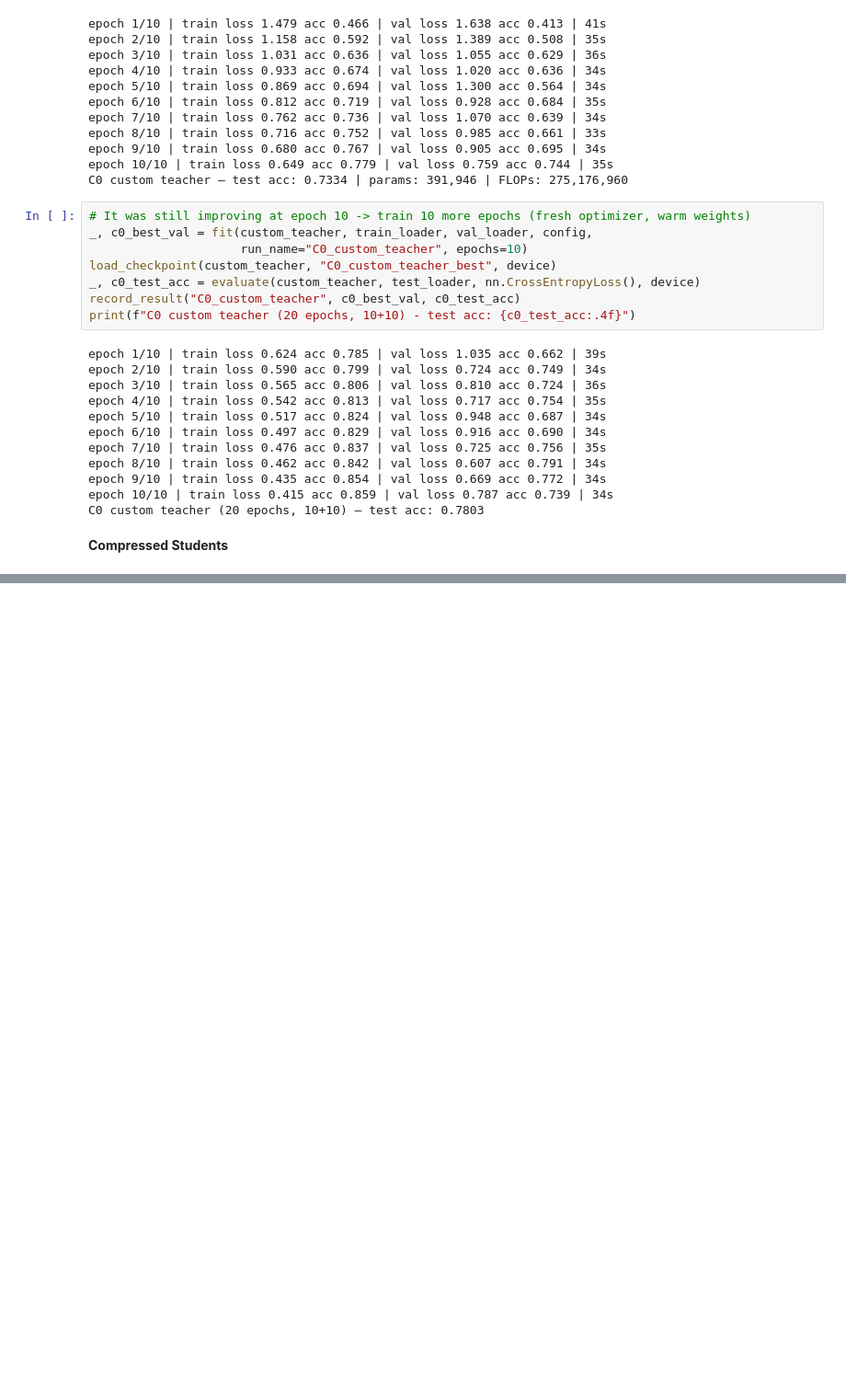
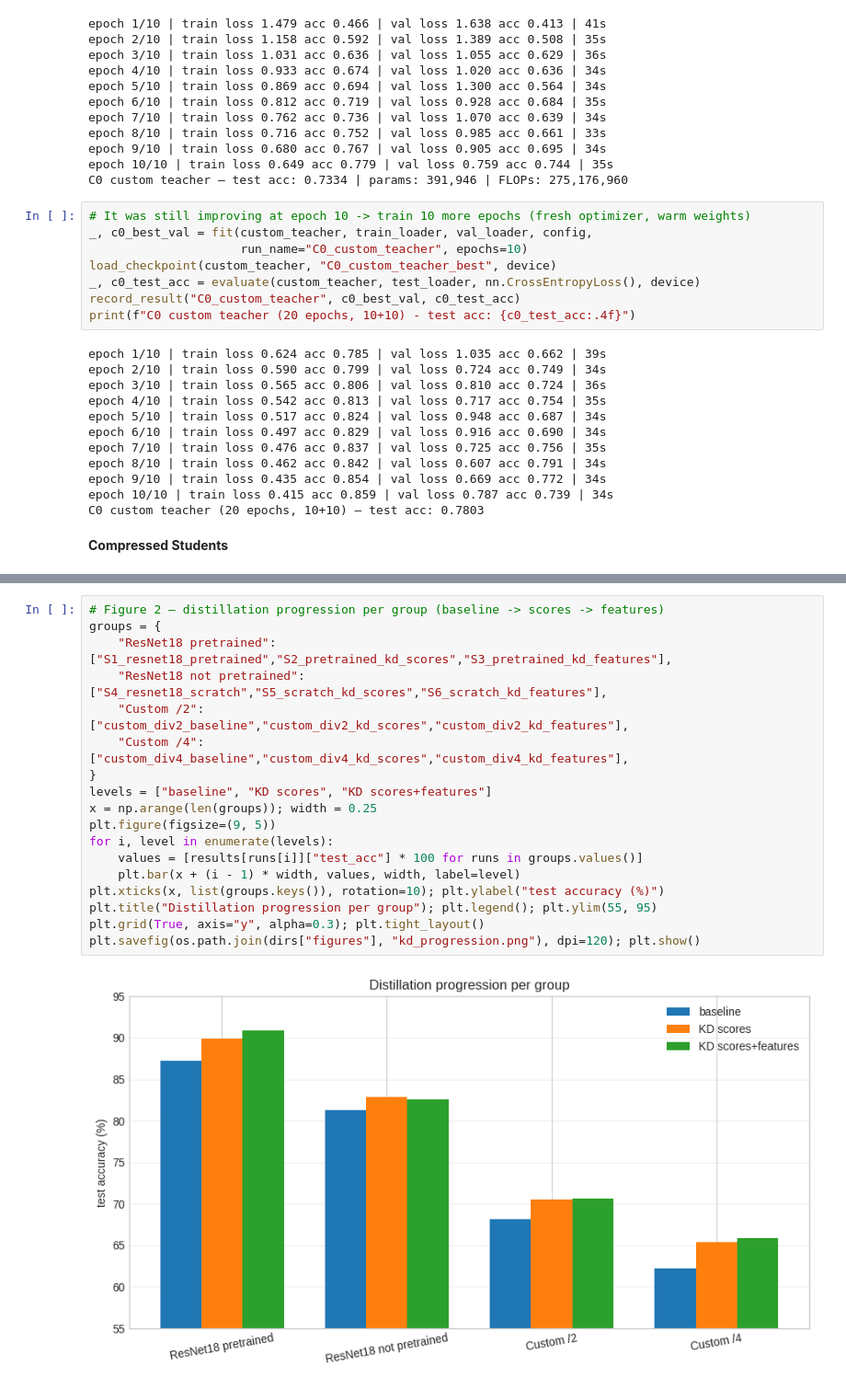
Before and after one commit to User0SE4/Knowledge_Distillation, a Jupyter notebook: Knowledge_Distillation.ipynb, the cells around one changed output, grey strips where cells are left out. Shown at 92% size. Cells and saved outputs as stored; diff of their text form; blank space fills up the shorter version.

```diff
--- a/Knowledge_Distillation.ipynb
+++ b/Knowledge_Distillation.ipynb
@@ -1007,0 +1126,20 @@ print(custom_recap); print(custom_eff_table)
+# %%
+# Figure 2 — distillation progression per group (baseline -> scores -> features)
+groups = {
+    "ResNet18 pretrained": ["S1_resnet18_pretrained","S2_pretrained_kd_scores","S3_pretrained_kd_features"],
+    "ResNet18 not pretrained":    ["S4_resnet18_scratch","S5_scratch_kd_scores","S6_scratch_kd_features"],
+    "Custom /2":           ["custom_div2_baseline","custom_div2_kd_scores","custom_div2_kd_features"],
+    "Custom /4":           ["custom_div4_baseline","custom_div4_kd_scores","custom_div4_kd_features"],
+}
+levels = ["baseline", "KD scores", "KD scores+features"]
+x = np.arange(len(groups)); width = 0.25
+plt.figure(figsize=(9, 5))
+for i, level in enumerate(levels):
+    values = [results[runs[i]]["test_acc"] * 100 for runs in groups.values()]
+    plt.bar(x + (i - 1) * width, values, width, label=level)
+plt.xticks(x, list(groups.keys()), rotation=10); plt.ylabel("test accuracy (%)")
+plt.title("Distillation progression per group"); plt.legend(); plt.ylim(55, 95)
+plt.grid(True, axis="y", alpha=0.3); plt.tight_layout()
+plt.savefig(os.path.join(dirs["figures"], "kd_progression.png"), dpi=120); plt.show()
+# %% [output]
+[figure, added]
```
Also changed, not shown: parts of 5 cells of this notebook.
